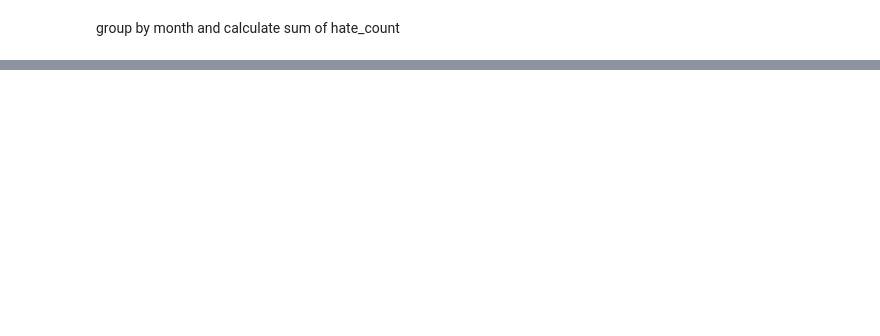
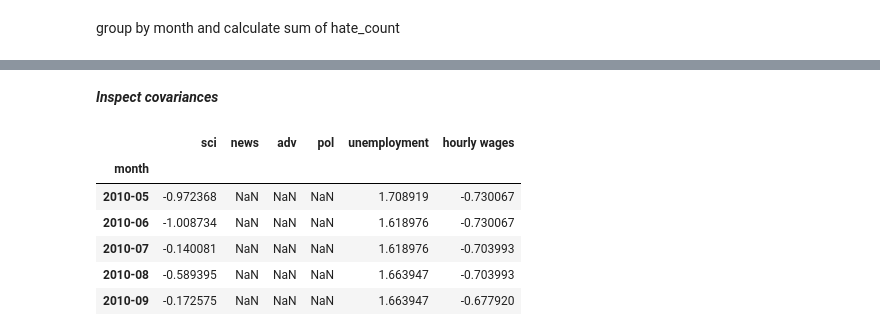
Before and after one commit to irenelopez42/4chanAnalysis, a Jupyter notebook: socioeconomics.ipynb, the cells around one changed output, grey strips where cells are left out. Cells and saved outputs as stored; diff of their text form; code cells hidden in the pictures; blank space fills up the shorter version.

```diff
--- a/socioeconomics.ipynb
+++ b/socioeconomics.ipynb
@@ -270,0 +159,4 @@ fig.savefig("./Figures/change_unemployment_and_hate_speech.png", format="png")
+# %%
+new_index = pd.Series(us_unemployment_monthly.index)
+new_index = pd.to_datetime(new_index).dt.to_period("M")
+new_index.head()
@@ -270,0 +264,2 @@ fig.savefig("./Figures/change_unemployment_and_hate_speech.png", format="png")
+# %% [markdown]
+***Inspect covariances***
@@ -270,0 +269,10 @@ fig.savefig("./Figures/change_unemployment_and_hate_speech.png", format="png")
+# %%
+all_combined.head()
+# %% [output]
+|  | sci | news | adv | pol | unemployment | hourly wages |
+| month |  |  |  |  |  |  |
+| 2010-05 | -0.972368 | NaN | NaN | NaN | 1.708919 | -0.730067 |
+| 2010-06 | -1.008734 | NaN | NaN | NaN | 1.618976 | -0.730067 |
+| 2010-07 | -0.140081 | NaN | NaN | NaN | 1.618976 | -0.703993 |
+| 2010-08 | -0.589395 | NaN | NaN | NaN | 1.663947 | -0.703993 |
+| 2010-09 | -0.172575 | NaN | NaN | NaN | 1.663947 | -0.677920 |
```
Also changed, not shown: parts of 97 cells of this notebook, 6 other files.
